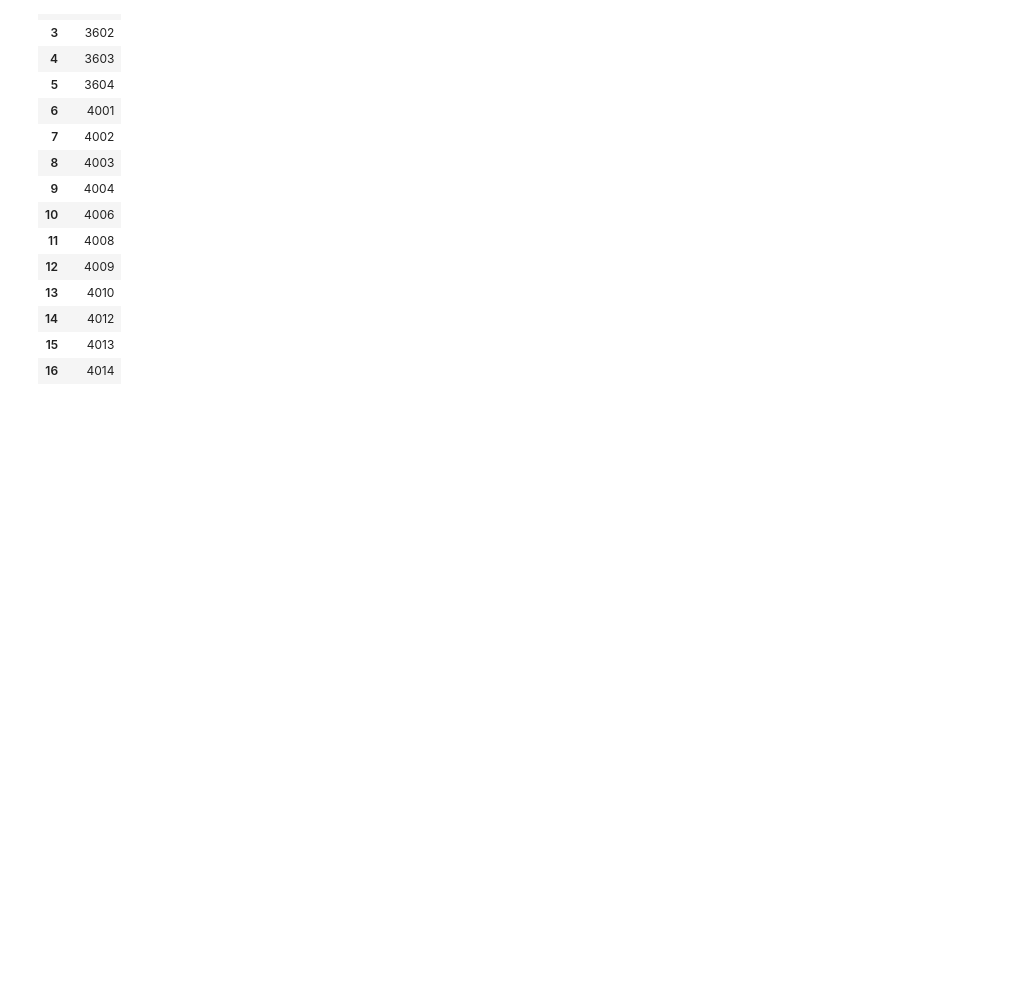
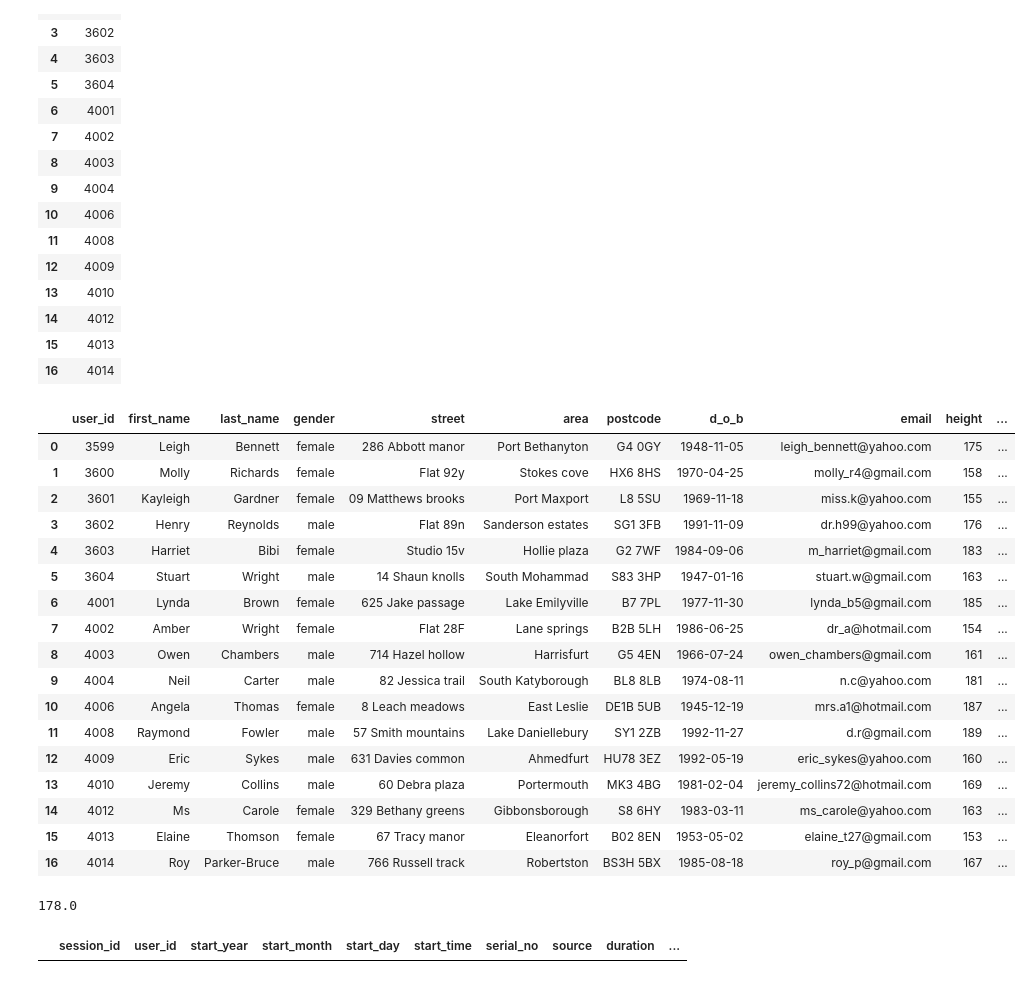
Before and after one commit to Eros-code/Deloton, a Jupyter notebook: app/cleaning_stage.ipynb, the cells around one changed output. Cells and saved outputs as stored; diff of their text form; code cells hidden in the pictures; blank space fills up the shorter version.

```diff
--- a/app/cleaning_stage.ipynb
+++ b/app/cleaning_stage.ipynb
@@ -306,3 +306,34 @@ sql.q('SELECT user_id FROM users')
 | 14 | 4012 |
 | 15 | 4013 |
 | 16 | 4014 |
+# %%
+user_df = sql.q('SELECT * FROM users')
+user_df
+# %% [output]
+|  | user_id | first_name | last_name | gender | street | area | postcode | d_o_b | email | height | ... |
+| 0 | 3599 | Leigh | Bennett | female | 286 Abbott manor | Port Bethanyton | G4 0GY | 1948-11-05 | leigh_bennett@yahoo.com | 175 | ... |
+| 1 | 3600 | Molly | Richards | female | Flat 92y | Stokes cove | HX6 8HS | 1970-04-25 | molly_r4@gmail.com | 158 | ... |
+| 2 | 3601 | Kayleigh | Gardner | female | 09 Matthews brooks | Port Maxport | L8 5SU | 1969-11-18 | miss.k@yahoo.com | 155 | ... |
+| 3 | 3602 | Henry | Reynolds | male | Flat 89n | Sanderson estates | SG1 3FB | 1991-11-09 | dr.h99@yahoo.com | 176 | ... |
+| 4 | 3603 | Harriet | Bibi | female | Studio 15v | Hollie plaza | G2 7WF | 1984-09-06 | m_harriet@gmail.com | 183 | ... |
+| 5 | 3604 | Stuart | Wright | male | 14 Shaun knolls | South Mohammad | S83 3HP | 1947-01-16 | stuart.w@gmail.com | 163 | ... |
+| 6 | 4001 | Lynda | Brown | female | 625 Jake passage | Lake Emilyville | B7 7PL | 1977-11-30 | lynda_b5@gmail.com | 185 | ... |
+| 7 | 4002 | Amber | Wright | female | Flat 28F | Lane springs | B2B 5LH | 1986-06-25 | dr_a@hotmail.com | 154 | ... |
+| 8 | 4003 | Owen | Chambers | male | 714 Hazel hollow | Harrisfurt | G5 4EN | 1966-07-24 | owen_chambers@gmail.com | 161 | ... |
+| 9 | 4004 | Neil | Carter | male | 82 Jessica trail | South Katyborough | BL8 8LB | 1974-08-11 | n.c@yahoo.com | 181 | ... |
+| 10 | 4006 | Angela | Thomas | female | 8 Leach meadows | East Leslie | DE1B 5UB | 1945-12-19 | mrs.a1@hotmail.com | 187 | ... |
+| 11 | 4008 | Raymond | Fowler | male | 57 Smith mountains | Lake Daniellebury | SY1 2ZB | 1992-11-27 | d.r@gmail.com | 189 | ... |
+| 12 | 4009 | Eric | Sykes | male | 631 Davies common | Ahmedfurt | HU78 3EZ | 1992-05-19 | eric_sykes@yahoo.com | 160 | ... |
+| 13 | 4010 | Jeremy | Collins | male | 60 Debra plaza | Portermouth | MK3 4BG | 1981-02-04 | jeremy_collins72@hotmail.com | 169 | ... |
+| 14 | 4012 | Ms | Carole | female | 329 Bethany greens | Gibbonsborough | S8 6HY | 1983-03-11 | ms_carole@yahoo.com | 163 | ... |
+| 15 | 4013 | Elaine | Thomson | female | 67 Tracy manor | Eleanorfort | B02 8EN | 1953-05-02 | elaine_t27@gmail.com | 153 | ... |
+| 16 | 4014 | Roy | Parker-Bruce | male | 766 Russell track | Robertston | BS3H 5BX | 1985-08-18 | roy_p@gmail.com | 167 | ... |
+# %%
+float('178.0')
+# %% [output]
+178.0
+# %%
+logs_df = sql.q('SELECT * FROM logs')
+logs_df
+# %% [output]
+|  | session_id | user_id | start_year | start_month | start_day | start_time | serial_no | source | duration | ... |
```
Also changed, not shown: 4 other files.
